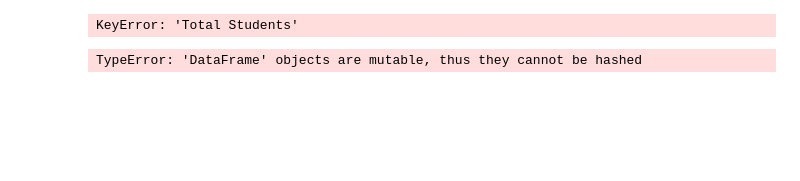
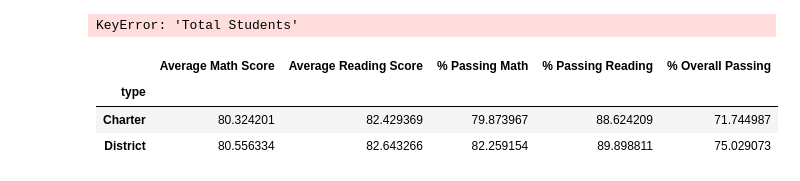
Before and after one commit to DanicaTiegs/pandas_challenge, a Jupyter notebook: PyCitySchools/Analysis/Analysis.ipynb, the cells around one changed output. Saved outputs shown, nothing was run; the diff lists cells and outputs as text; code cells hidden in the pictures; blank space fills up the shorter version.

Commit message:
scores by type - incorrect, but complete

```diff
--- a/PyCitySchools/Analysis/Analysis.ipynb
+++ b/PyCitySchools/Analysis/Analysis.ipynb
@@ -433,14 +433,19 @@ KeyError: 'Total Students'
 # %%
 #scores by school type
 
 #.groupby schooltype
 school_type_grouped = school_summary_complete.groupby(type_school)
+
 #pick with columns i want
-type_columns = school_summary_complete[["Average Math Score",
+school_type_grouped_df = school_type_grouped[["Average Math Score",
                                                 "Average Reading Score",
                                                 "% Passing Math",
                                                 "% Passing Reading",
                                                 "% Overall Passing"]]
-school_type_grouped[type_columns].mean()
+
+school_type_grouped_df.mean()
 # %% [output]
-TypeError: 'DataFrame' objects are mutable, thus they cannot be hashed
+|  | Average Math Score | Average Reading Score | % Passing Math | % Passing Reading | % Overall Passing |
+| type |  |  |  |  |  |
+| Charter | 80.324201 | 82.429369 | 79.873967 | 88.624209 | 71.744987 |
+| District | 80.556334 | 82.643266 | 82.259154 | 89.898811 | 75.029073 |
```
Also changed, not shown: parts of 2 cells of this notebook.
